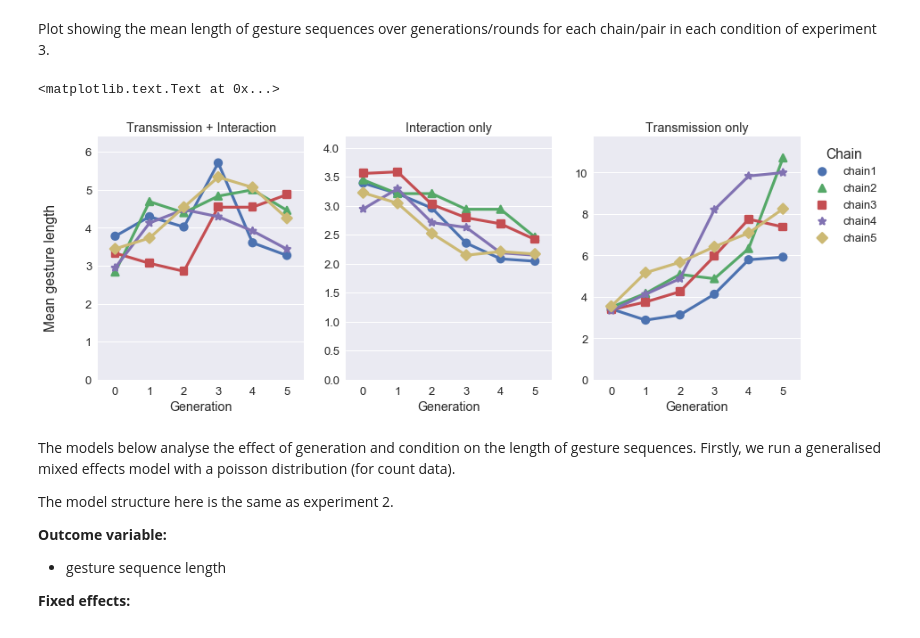
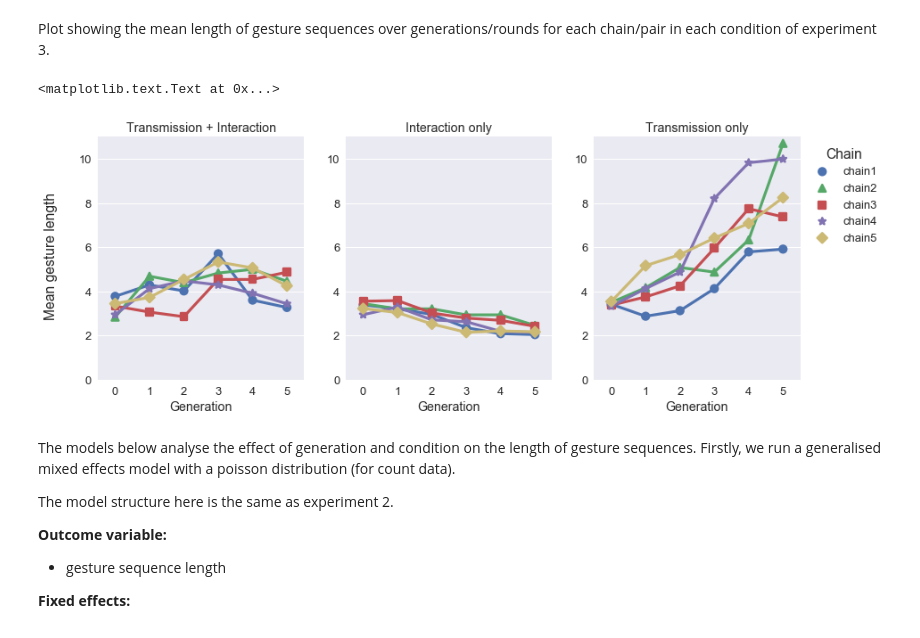
Before and after one commit to ymotamedi/asll-analysis, a Jupyter notebook: notebooks/efficiency_results.ipynb, the cells around one changed output. Cells and saved outputs as stored; diff of their text form; code cells hidden in the pictures.

```diff
--- a/notebooks/efficiency_results.ipynb
+++ b/notebooks/efficiency_results.ipynb
@@ -365,31 +365,31 @@ Plot showing the mean length of gesture sequences over generations/rounds for ea
 # %%
 code_len_ex3_plot = sns.factorplot(x='generation', y='code_len', hue='chain',
                                   ci=None, data=ex3, col='condition',
                                  size = 5, aspect = 0.8, legend=False,
                                      markers=['o','^','s', '*', 'D'],
                                       sharey=False,
                                      col_order = ["Transmission + Interaction",
                                                  "Interaction only", "Transmission only"])
 
 code_len_ex3_plot.set(xlabel= "Generation", ylabel = "", xticklabels=[0,1,2,3,4,5],
-                     ylim=(0,1))
+                     ylim=(0,11))
 
 code_len_ex3_plot.set_titles('{col_name}')
 
 # axs = code_len_ex3_plot.axes
 
 # for i in range(3):
 
 #     ax = axs[0][i]
 #     lims = ax.get_ylim()
 #     ax.set_ylim(0, lims[1] + 0.5)
 
 plt.legend(title='Chain', bbox_to_anchor=(1,1))
 
 plt.text(-16.5, 8, 'Mean gesture length', rotation=90)
 # %% [output]
 <matplotlib.text.Text at 0x...>
-[figure, old version]
+[figure, new version]
 # %% [markdown]
 The models below analyse the effect of generation and condition on the length of gesture sequences. Firstly, we run a generalised mixed effects model with a poisson distribution (for count data).
 
```
Also changed, not shown: parts of 1 cell of this notebook.
